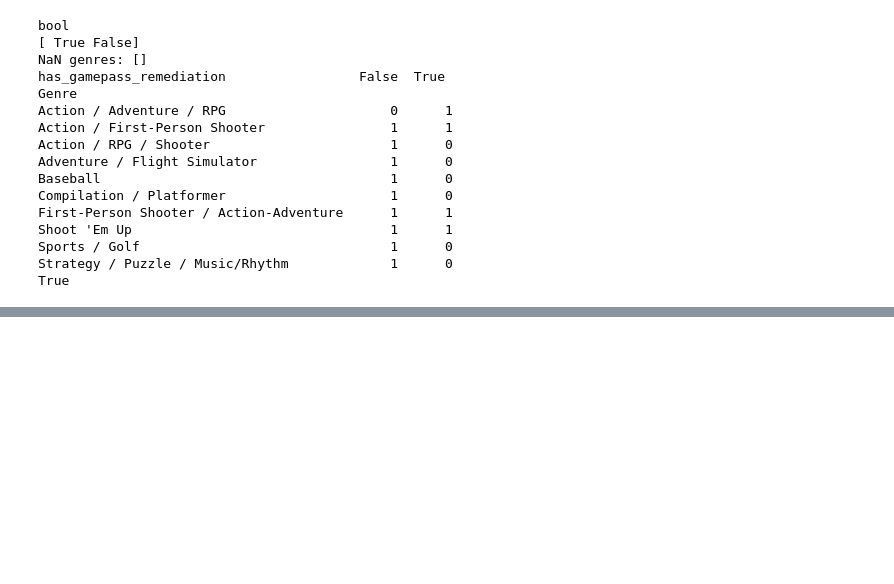
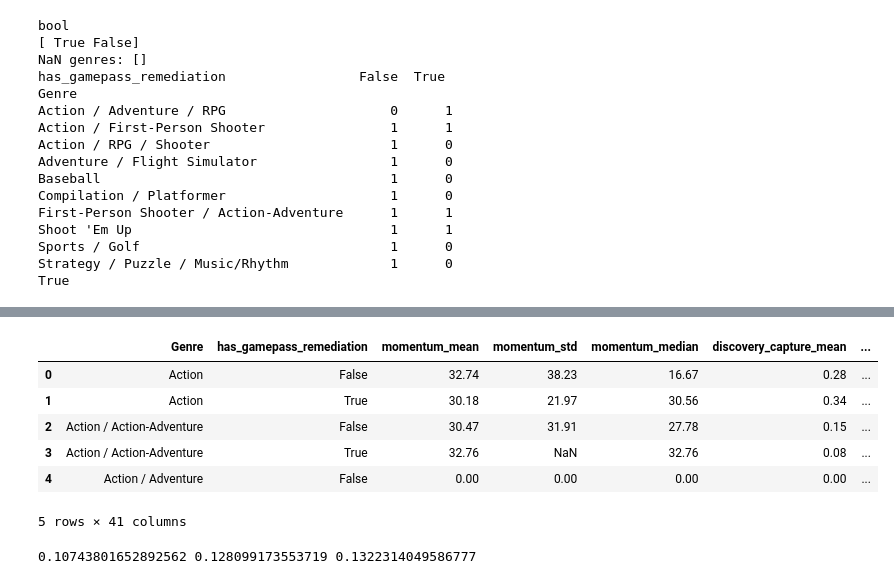
Before and after one commit to Doggo21345/xbox-gamepass-analytics, a Jupyter notebook: Data_Prep.ipynb, the cells around one changed output, grey strips where cells are left out. Drawn from its saved outputs; the diff is of its cells as text; code cells hidden in the pictures; blank space fills up the shorter version.

```diff
--- a/Data_Prep.ipynb
+++ b/Data_Prep.ipynb
@@ -894,0 +930,26 @@ merged.head(10)
+# %%
+merged.head()
+# %% [output]
+|  | Genre | has_gamepass_remediation | momentum_mean | momentum_std | momentum_median | discovery_capture_mean | ... |
+| 0 | Action | False | 32.74 | 38.23 | 16.67 | 0.28 | ... |
+| 1 | Action | True | 30.18 | 21.97 | 30.56 | 0.34 | ... |
+| 2 | Action / Action-Adventure | False | 30.47 | 31.91 | 27.78 | 0.15 | ... |
+| 3 | Action / Action-Adventure | True | 32.76 | NaN | 32.76 | 0.08 | ... |
+| 4 | Action / Adventure | False | 0.00 | 0.00 | 0.00 | 0.00 | ... |
+5 rows × 41 columns
+# %%
+#What if I wanted to see what percentage of the lift catagories are positive
+#I would need to do the length of the columns that are positive - length of those that are not positive
+
+momentum_condition = (merged['momentum_diff_vs_baseline'] >= 0)
+quality_condition = (merged['quality_retention_vs_baseline'] >= 0)
+discovery_condition = (merged['discovery_capture_diff_vs_baseline'] >= 0)
+gamepass_condition = (merged['has_gamepass_remediation'] == True)
+
+percentage_momentum = len(merged[momentum_condition & gamepass_condition]) / (len(merged['momentum_diff_vs_baseline'])/)2
+percentage_quality = len(merged[quality_condition & gamepass_condition]) / len(merged['quality_retention_vs_baseline'])/2
+percentage_discovery = len(merged[discovery_condition & gamepass_condition]) / len(merged['discovery_capture_diff_vs_baseline'])/2
+
+print(percentage_momentum,percentage_quality,percentage_discovery)
+# %% [output]
+0.10743801652892562 0.128099173553719 0.1322314049586777
```
Also changed, not shown: parts of 7 cells of this notebook, 6 other files.
